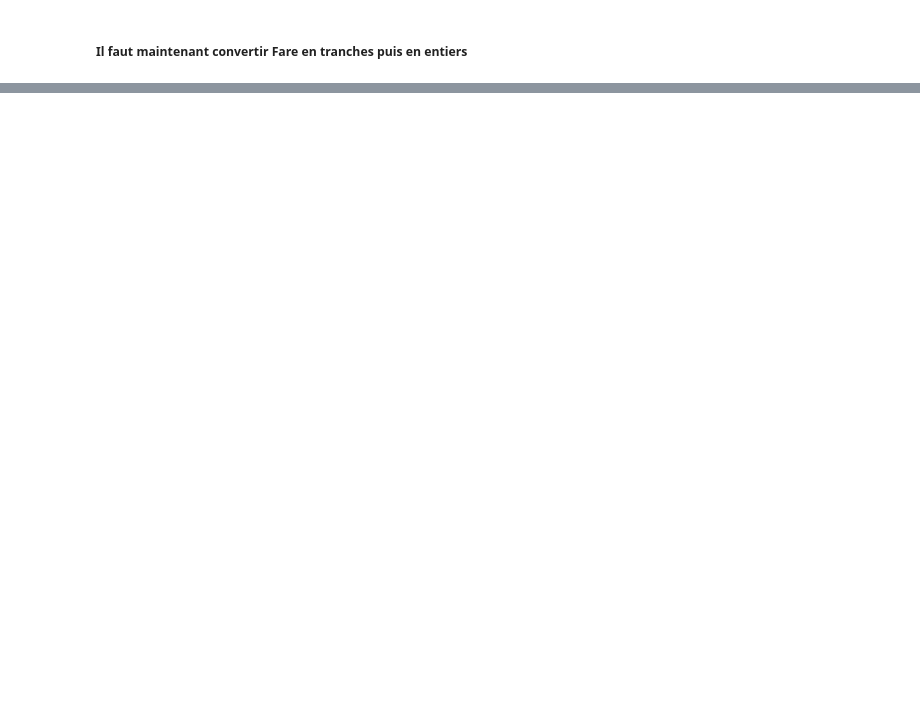
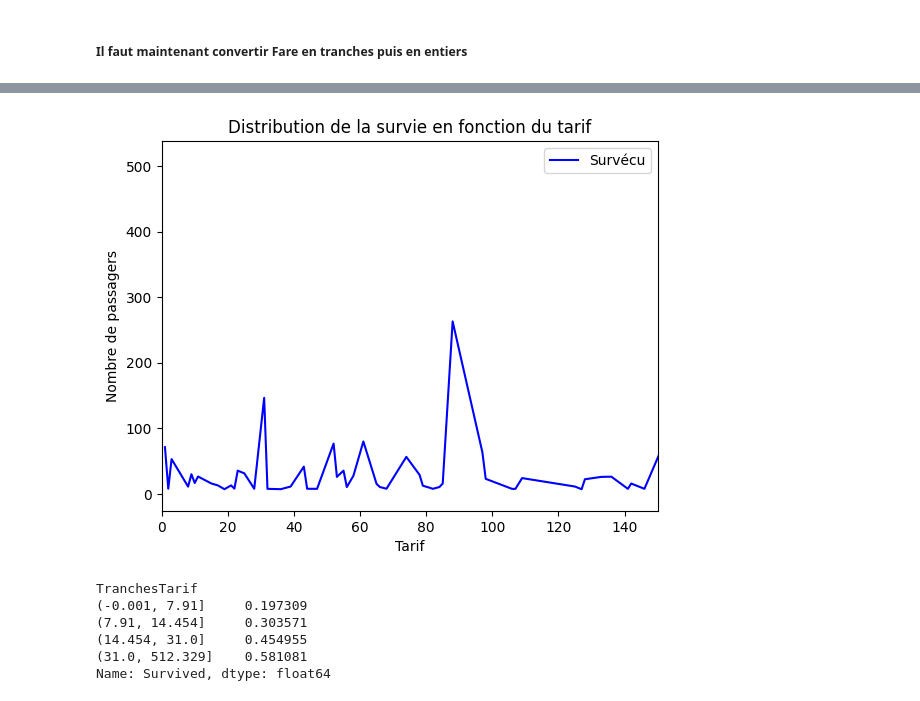
Before and after one commit to matysekf99/titanic_kaggle, a Jupyter notebook: titanic_ml.ipynb, the cells around one changed output, grey strips where cells are left out. Saved outputs shown, nothing was run; the diff lists cells and outputs as text; code cells hidden in the pictures; blank space fills up the shorter version.

```diff
--- a/titanic_ml.ipynb
+++ b/titanic_ml.ipynb
@@ -428,0 +489,24 @@ df_train
+# %%
+survived = df_train.loc[df_train['Survived'] == 1,'Fare']
+plt.plot(survived, label='Survécu', color='blue')
+
+plt.xlabel('Tarif')
+plt.ylabel('Nombre de passagers')
+plt.title('Distribution de la survie en fonction du tarif')
+plt.legend()
+
+plt.xlim(0,150)
+plt.show()
+# %% [output]
+[figure, added]
+# %%
+df_train['TranchesTarif'] = pd.qcut(df_train['Fare'], 4)
+df_groupby_tarif = df_train.groupby('TranchesTarif')['Survived'].mean()
+df_groupby_tarif
+# %% [output]
+TranchesTarif
+(-0.001, 7.91]     0.197309
+(7.91, 14.454]     0.303571
+(14.454, 31.0]     0.454955
+(31.0, 512.329]    0.581081
+Name: Survived, dtype: float64
```
Also changed, not shown: parts of 15 cells of this notebook.
